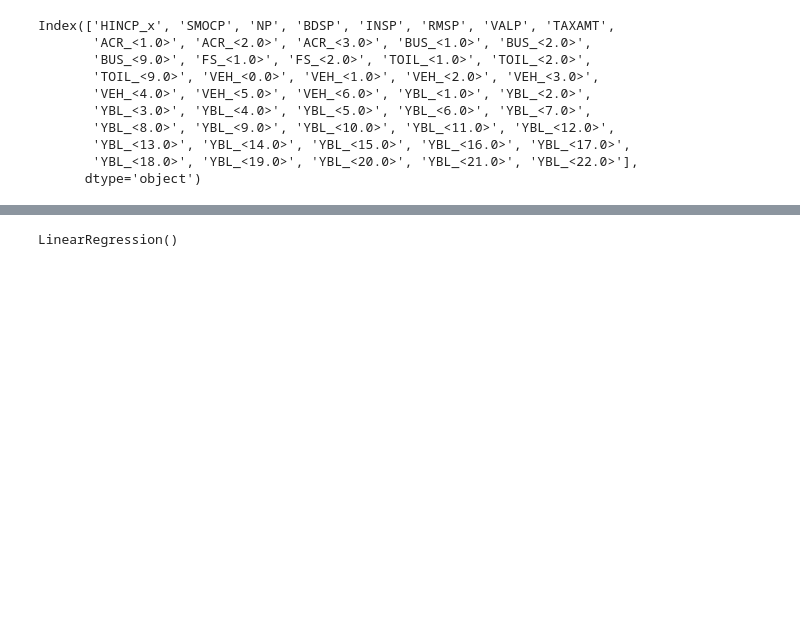
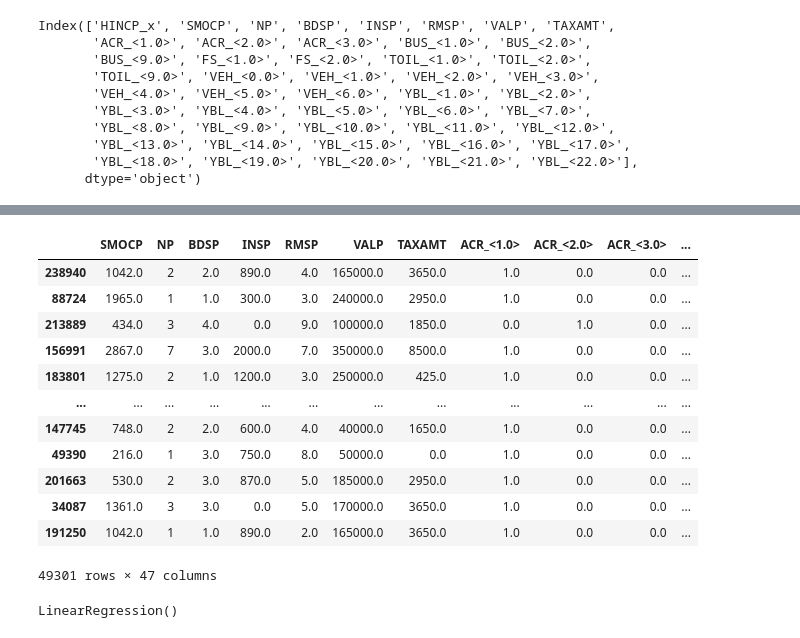
Before and after one commit to JohnhoyStephens/Capstone, a Jupyter notebook: Notebooks/Explortatory/Linear_regression.ipynb, the cells around one changed output, grey strips where cells are left out. Saved outputs shown, nothing was run; the diff lists cells and outputs as text; code cells hidden in the pictures; blank space fills up the shorter version.

```diff
--- a/Notebooks/Explortatory/Linear_regression.ipynb
+++ b/Notebooks/Explortatory/Linear_regression.ipynb
@@ -59,3 +72,19 @@ X_train, X_test,y_train, y_test=train_test_split(X,y,train_size=.8,random_state=
+# %%
+X_test
+# %% [output]
+|  | SMOCP | NP | BDSP | INSP | RMSP | VALP | TAXAMT | ACR_<1.0> | ACR_<2.0> | ACR_<3.0> | ... |
+| 238940 | 1042.0 | 2 | 2.0 | 890.0 | 4.0 | 165000.0 | 3650.0 | 1.0 | 0.0 | 0.0 | ... |
+| 88724 | 1965.0 | 1 | 1.0 | 300.0 | 3.0 | 240000.0 | 2950.0 | 1.0 | 0.0 | 0.0 | ... |
+| 213889 | 434.0 | 3 | 4.0 | 0.0 | 9.0 | 100000.0 | 1850.0 | 0.0 | 1.0 | 0.0 | ... |
+| 156991 | 2867.0 | 7 | 3.0 | 2000.0 | 7.0 | 350000.0 | 8500.0 | 1.0 | 0.0 | 0.0 | ... |
+| 183801 | 1275.0 | 2 | 1.0 | 1200.0 | 3.0 | 250000.0 | 425.0 | 1.0 | 0.0 | 0.0 | ... |
+| ... | ... | ... | ... | ... | ... | ... | ... | ... | ... | ... | ... |
+| 147745 | 748.0 | 2 | 2.0 | 600.0 | 4.0 | 40000.0 | 1650.0 | 1.0 | 0.0 | 0.0 | ... |
+| 49390 | 216.0 | 1 | 3.0 | 750.0 | 8.0 | 50000.0 | 0.0 | 1.0 | 0.0 | 0.0 | ... |
+| 201663 | 530.0 | 2 | 3.0 | 870.0 | 5.0 | 185000.0 | 2950.0 | 1.0 | 0.0 | 0.0 | ... |
+| 34087 | 1361.0 | 3 | 3.0 | 0.0 | 5.0 | 170000.0 | 3650.0 | 1.0 | 0.0 | 0.0 | ... |
+| 191250 | 1042.0 | 1 | 1.0 | 890.0 | 2.0 | 165000.0 | 3650.0 | 1.0 | 0.0 | 0.0 | ... |
+49301 rows × 47 columns
 # %%
 from sklearn.preprocessing import StandardScaler,MinMaxScaler
 # %%
```
Also changed, not shown: parts of 2 cells of this notebook, 3 other files.
